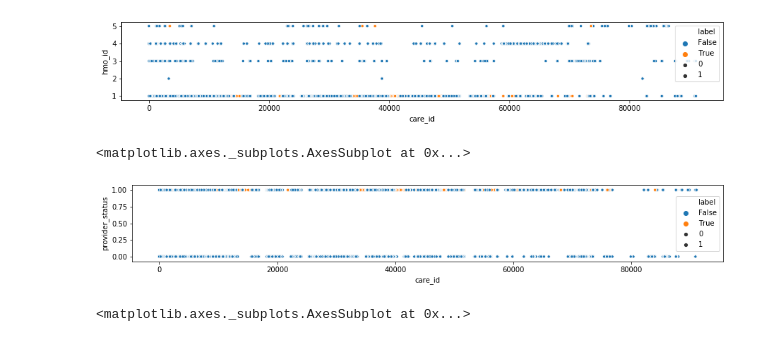
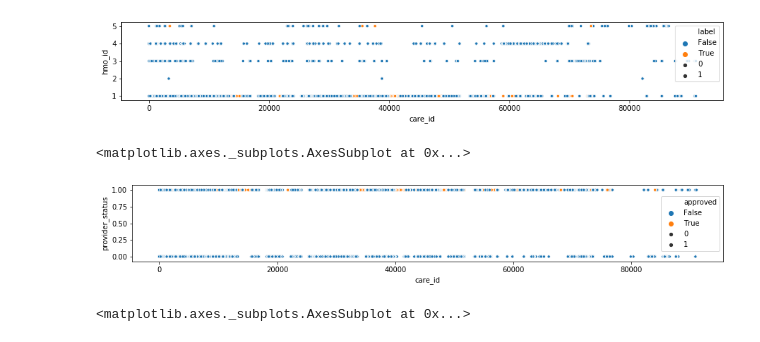
Before and after one commit to Shunling/Insight_HealthDataScience, a Jupyter notebook: Projects/P3/EDA.ipynb, the cells around one changed output. Saved outputs shown, nothing was run; the diff lists cells and outputs as text; code cells hidden in the pictures.

```diff
--- a/Projects/P3/EDA.ipynb
+++ b/Projects/P3/EDA.ipynb
@@ -6,6 +7,6 @@ import seaborn as sns
 %matplotlib inline
 # %%
-df = pd.read_csv('Processed_data/claims.csv')
+df = pd.read_csv('Processed_data/claims.csv',index_col=0)
 # %%
 df.info()
 # %% [output]
@@ -51,3 +122,0 @@ len(df.hmo_id.unique())
-# %%
-df = df.drop(columns = ['Unnamed: 0'])
-df.head()
@@ -198,0 +184,2 @@ df.head()
+# %%
+df['approved'] = (df['approved_amount'] == df['amount']) & (df['hmo_approved'] == 1)
@@ -203,2 +199,0 @@ df['vetting_time'].mean(),df['vetting_time'].std()
-# %%
-df['label'] = (df['approved_amount'] == df['amount']) & (df['hmo_approved'] == 1)
@@ -238,10 +219,10 @@ sns.scatterplot(x='care_id',y='hmo_id',hue = 'label', size =1, data=df, ax=ax)
 [figure]
 # %%
 fig, ax = plt.subplots(figsize=(15,2))
-sns.scatterplot(x='care_id',y='provider_status',hue = 'label', size =1, data=df, ax=ax)
+sns.scatterplot(x='care_id',y='provider_status',hue = 'approved', size =1, data=df, ax=ax)
 # %% [output]
 <matplotlib.axes._subplots.AxesSubplot at 0x...>
-[figure, old version]
+[figure, new version]
 # %%
 fig, ax = plt.subplots(figsize=(15,5))
 sns.scatterplot(x='care_id',y='amount',hue = 'label', size =1, data=df, ax=ax)
```
Also changed, not shown: parts of 48 cells of this notebook.
